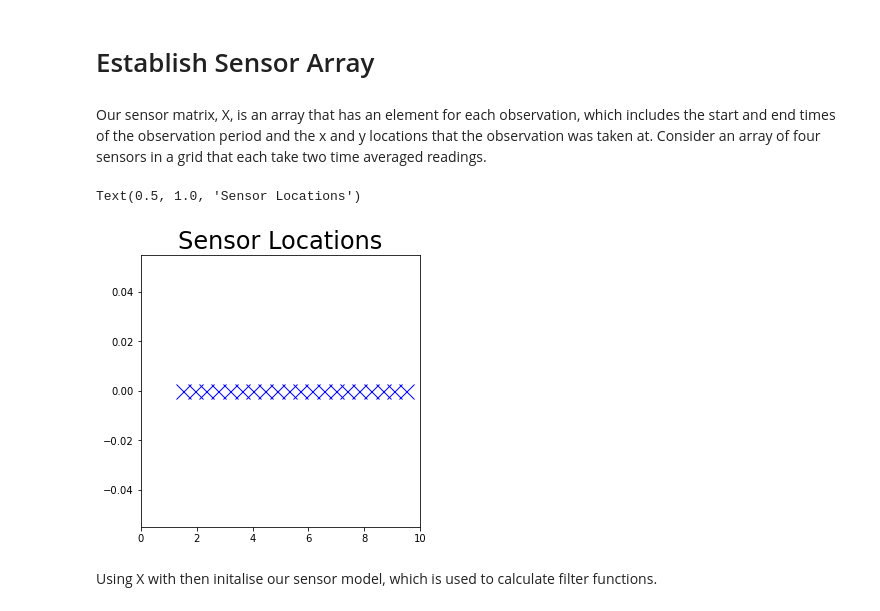
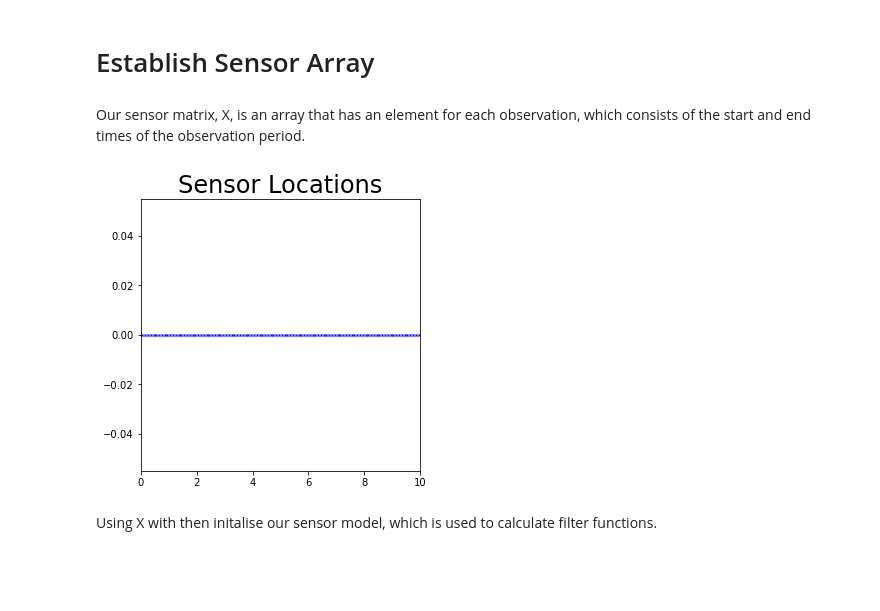
Before and after one commit to SheffieldML/advectionGP, a Jupyter notebook: jupyter/DemoSecondOrderODE.ipynb, the cells around one changed output. Saved outputs shown, nothing was run; the diff lists cells and outputs as text; code cells hidden in the pictures; blank space fills up the shorter version.

```diff
--- a/jupyter/DemoSecondOrderODE.ipynb
+++ b/jupyter/DemoSecondOrderODE.ipynb
@@ -22,24 +45,22 @@ import matplotlib.pyplot as plt
 # %% [markdown]
 # Establish Sensor Array
 # %% [markdown]
-Our sensor matrix, X, is an array that has an element for each observation, which includes the start and end times of the observation period and the x and y locations that the observation was taken at. Consider an array of four sensors in a grid that each take two time averaged readings.
+Our sensor matrix, X, is an array that has an element for each observation, which consists of the start and end times of the observation period.
 # %%
-#X = np.asarray([[1,2],[3,4],[5,6],[7,8]]) #[t_lower,t_upper,x_location,y_location]
-
-
-tlocL = np.linspace(1,9,20) # lower time
-X= np.zeros((len(tlocL),2)) # obsN*sensN is total observations over all sensors and all times
+avg=0.1 # time that an observation is taken for
+tlocL = np.linspace(0,9.9,100) # observation start times
+X= np.zeros((len(tlocL),2)) # initiate X
 # Build sensor locations
 X[:,0] = tlocL #lower time
-X[:,1] = X[:,0]+1 # upper time
+X[:,1] = X[:,0]+avg # upper time
 # %%
 plt.rcParams["figure.figsize"] = (5,5)
-plt.plot((X[:,1]-1/2),np.zeros(len(X)),'xk',markersize=15,color='b')
+
 plt.xlim(0,10)
 plt.title("Sensor Locations",fontsize=24)
+plt.plot((X[:,1]-avg/2),np.zeros(len(X)),'xk',markersize=2,color='b');
 # %% [output]
-Text(0.5, 1.0, 'Sensor Locations')
-[figure, old version]
+[figure, new version]
 # %% [markdown]
 Using X with then initalise our sensor model, which is used to calculate filter functions.
 # %%
```
Also changed, not shown: parts of 43 cells of this notebook, 22 other files.
